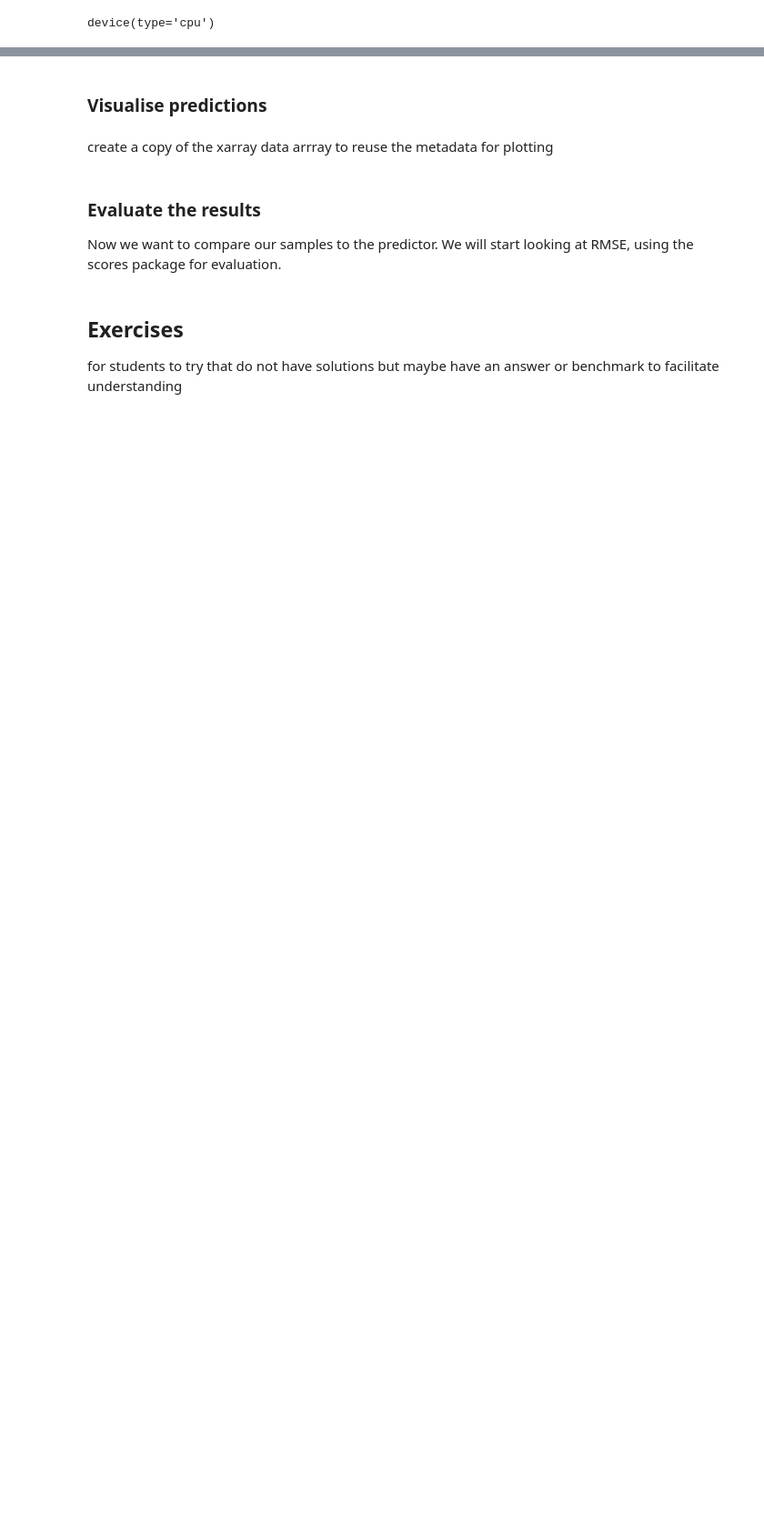
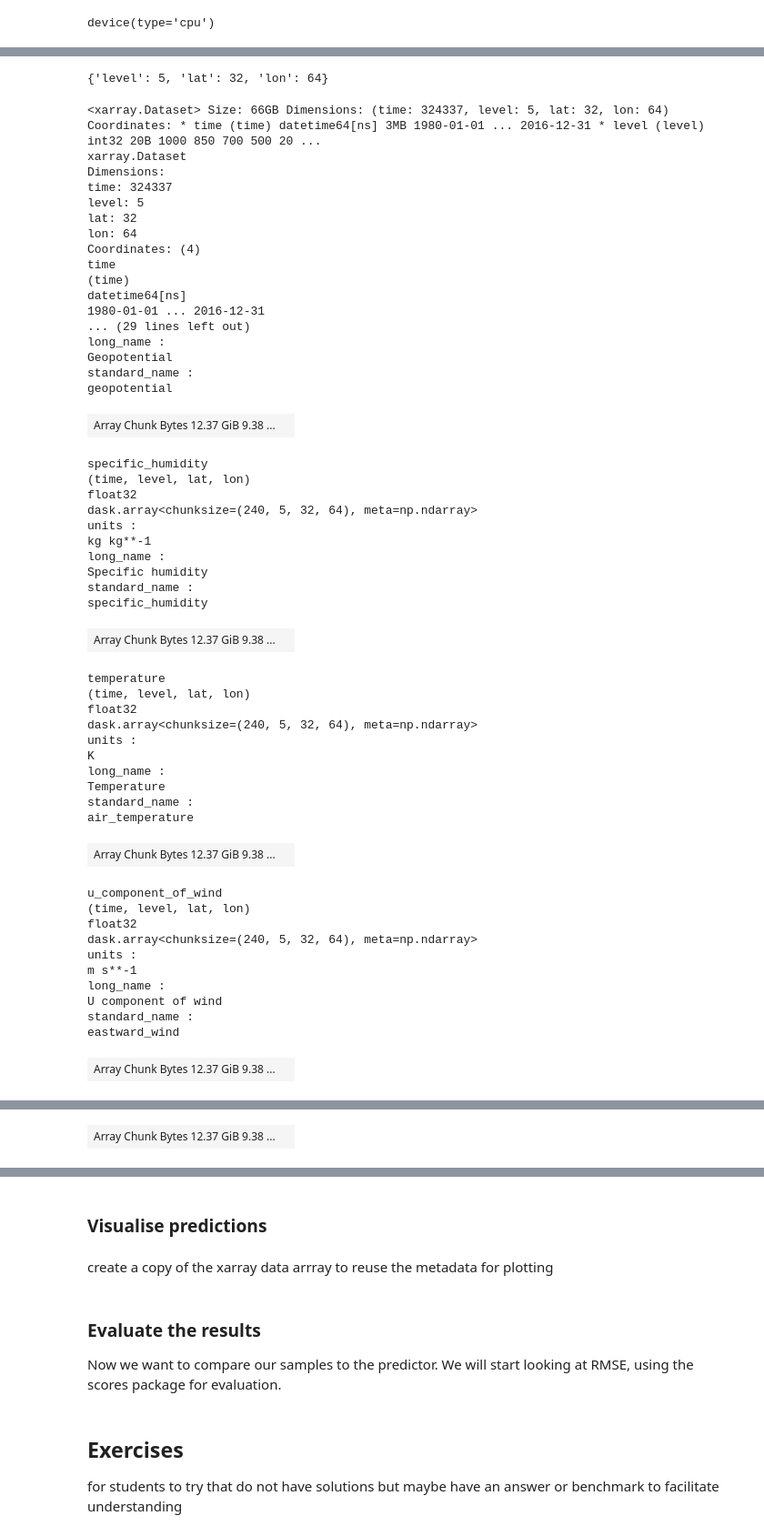
Before and after one commit to MetOffice/ai4c_hackathon, a Jupyter notebook: notebooks/ERA5_ae_evaluation.ipynb, the cells around one changed output, grey strips where cells are left out. Shown at 91% size. Saved outputs shown, nothing was run; the diff lists cells and outputs as text; code cells hidden in the pictures; blank space fills up the shorter version.

```diff
--- a/notebooks/ERA5_ae_evaluation.ipynb
+++ b/notebooks/ERA5_ae_evaluation.ipynb
@@ -335,0 +367,5 @@ torch.save(ae_model, 'era5_ae_model.pth')
+# %%
+sample_shape = dict(sample_input.dims)
+sample_shape
+# %% [output]
+{'level': 5, 'lat': 32, 'lon': 64}
@@ -335,0 +374,55 @@ torch.save(ae_model, 'era5_ae_model.pth')
+# %%
+orig_ds = xarray.open_zarr(weatherbench_dir)
+orig_ds
+# %% [output]
+<xarray.Dataset> Size: 66GB Dimensions: (time: 324337, level: 5, lat: 32, lon: 64) Coordinates: * time (time) datetime64[ns] 3MB 1980-01-01 ... 2016-12-31 * level (level) int32 20B 1000 850 700 500 20 ...
+xarray.Dataset
+Dimensions:
+time: 324337
+level: 5
+lat: 32
+lon: 64
+Coordinates: (4)
+time
+(time)
+datetime64[ns]
+1980-01-01 ... 2016-12-31
+... (29 lines left out)
+long_name :
+Geopotential
+standard_name :
+geopotential
+| Array Chunk Bytes 12.37 GiB 9.38 ... |  |
+specific_humidity
+(time, level, lat, lon)
+float32
+dask.array<chunksize=(240, 5, 32, 64), meta=np.ndarray>
+units :
+kg kg**-1
+long_name :
+Specific humidity
+standard_name :
+specific_humidity
+| Array Chunk Bytes 12.37 GiB 9.38 ... |  |
+temperature
+(time, level, lat, lon)
+float32
+dask.array<chunksize=(240, 5, 32, 64), meta=np.ndarray>
+units :
+K
+long_name :
+Temperature
+standard_name :
+air_temperature
+| Array Chunk Bytes 12.37 GiB 9.38 ... |  |
+u_component_of_wind
+(time, level, lat, lon)
+float32
+dask.array<chunksize=(240, 5, 32, 64), meta=np.ndarray>
+units :
+m s**-1
+long_name :
+U component of wind
+standard_name :
+eastward_wind
+| Array Chunk Bytes 12.37 GiB 9.38 ... |  |
@@ -335,0 +439 @@ torch.save(ae_model, 'era5_ae_model.pth')
+| Array Chunk Bytes 12.37 GiB 9.38 ... |  |
```
Also changed, not shown: parts of 55 cells of this notebook, 6 other files.
